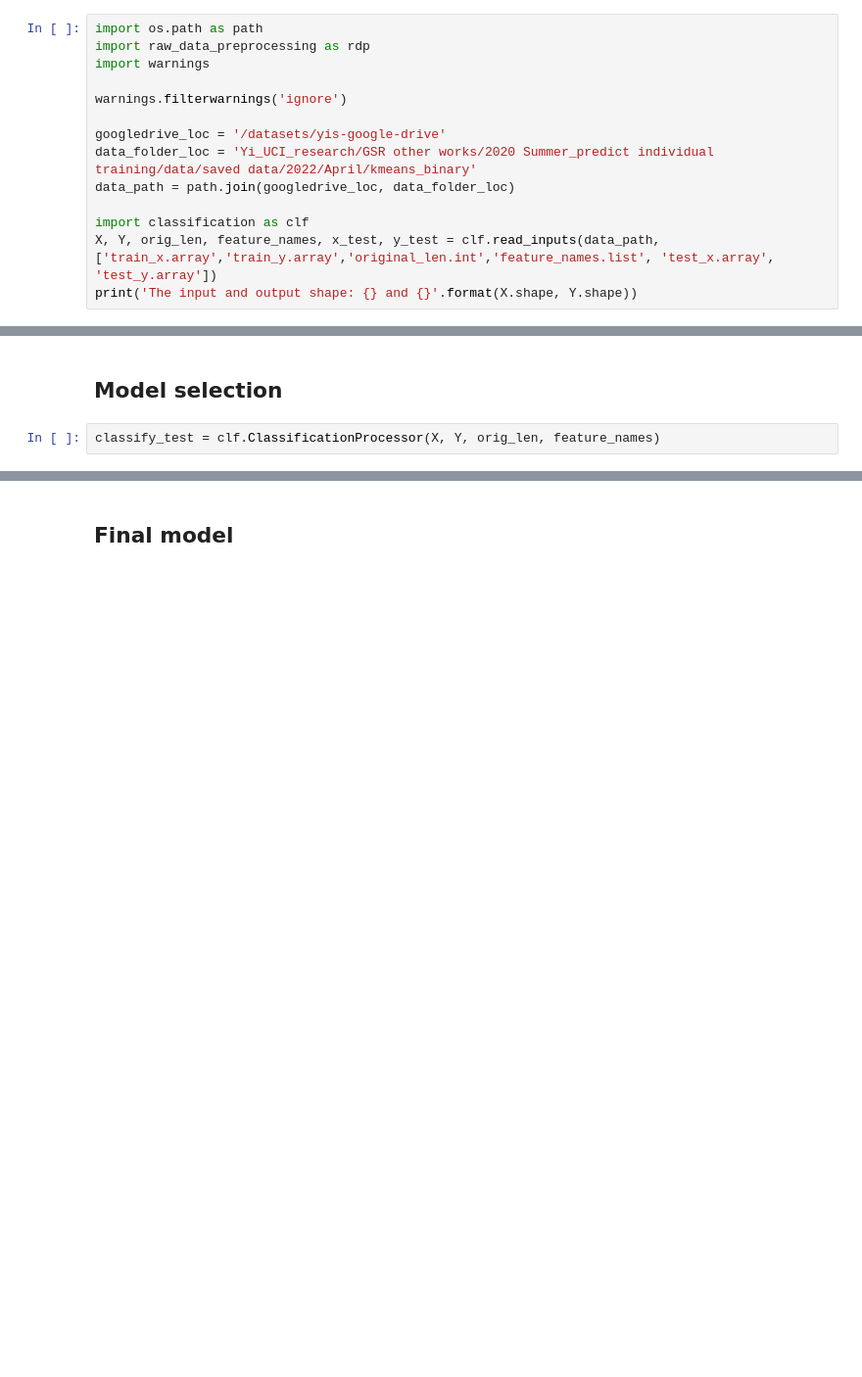
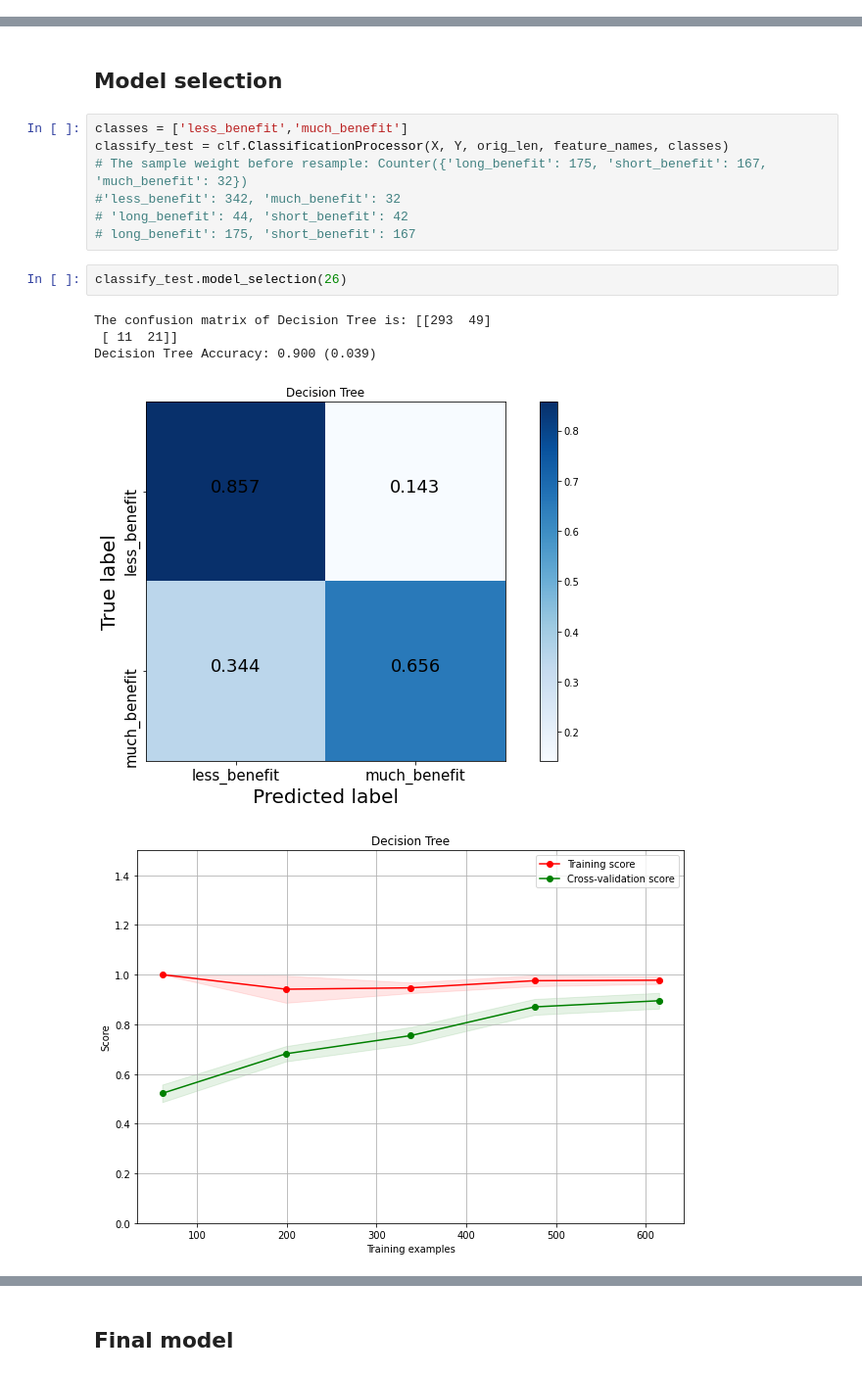
Before and after one commit to YiFeng/IndividualDifference, a Jupyter notebook: indivdiff_ml_classify.ipynb, the cells around one changed output, grey strips where cells are left out. Shown: that part at 98% size. Saved outputs shown, nothing was run; the diff lists cells and outputs as text; blank space fills up the shorter version.

```diff
--- a/indivdiff_ml_classify.ipynb
+++ b/indivdiff_ml_classify.ipynb
@@ -1,14 +0,0 @@
-# %%
-import os.path as path
-import raw_data_preprocessing as rdp
-import warnings
-
-warnings.filterwarnings('ignore')
-
-googledrive_loc = '/datasets/yis-google-drive'
-data_folder_loc = 'Yi_UCI_research/GSR other works/2020 Summer_predict individual training/data/saved data/2022/April/kmeans_binary'
-data_path = path.join(googledrive_loc, data_folder_loc)
-
-import classification as clf
-X, Y, orig_len, feature_names, x_test, y_test = clf.read_inputs(data_path,['train_x.array','train_y.array','original_len.int','feature_names.list', 'test_x.array', 'test_y.array'])
-print('The input and output shape: {} and {}'.format(X.shape, Y.shape))
@@ -17,4 +4,17 @@ The input and output shape: (684, 51) and (684,)
 # %% [markdown]
 ## Model selection
-# %%
-classify_test = clf.ClassificationProcessor(X, Y, orig_len, feature_names)
+# %%
+classes = ['less_benefit','much_benefit']
+classify_test = clf.ClassificationProcessor(X, Y, orig_len, feature_names, classes)
+# The sample weight before resample: Counter({'long_benefit': 175, 'short_benefit': 167, 'much_benefit': 32})
+#'less_benefit': 342, 'much_benefit': 32
+# 'long_benefit': 44, 'short_benefit': 42
+# long_benefit': 175, 'short_benefit': 167
+# %%
+classify_test.model_selection(26)
+# %% [output]
+The confusion matrix of Decision Tree is: [[293  49]
+ [ 11  21]]
+Decision Tree Accuracy: 0.900 (0.039)
+[figure, added]
+[figure, added]
```
Also changed, not shown: parts of 12 cells of this notebook, 4 other files.
